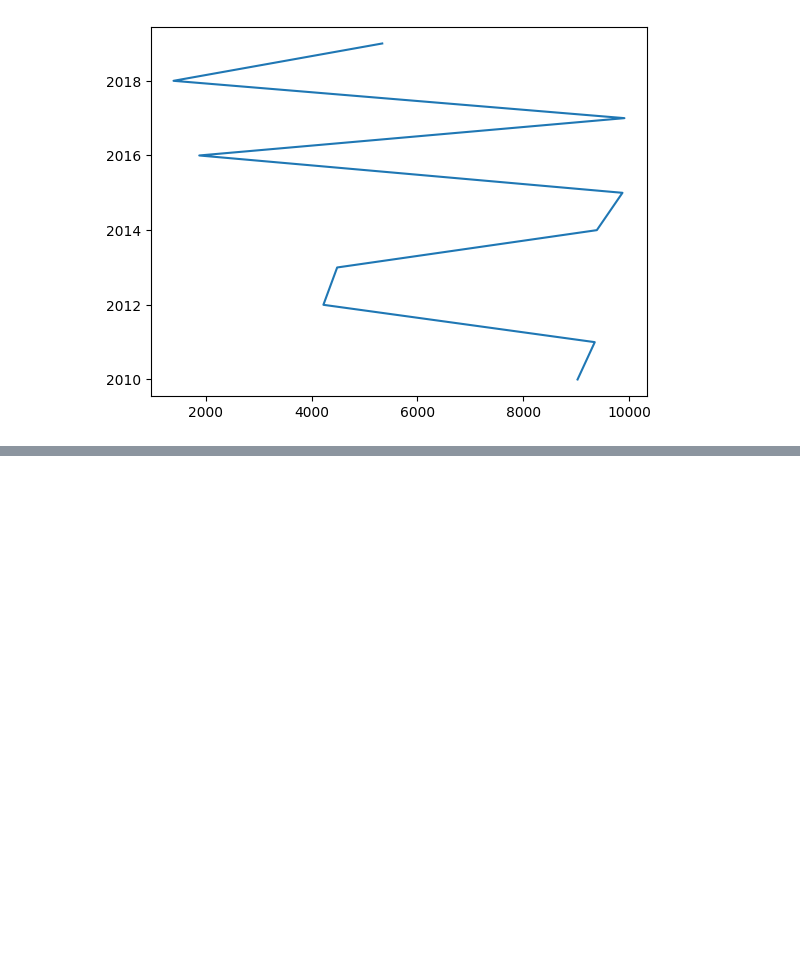
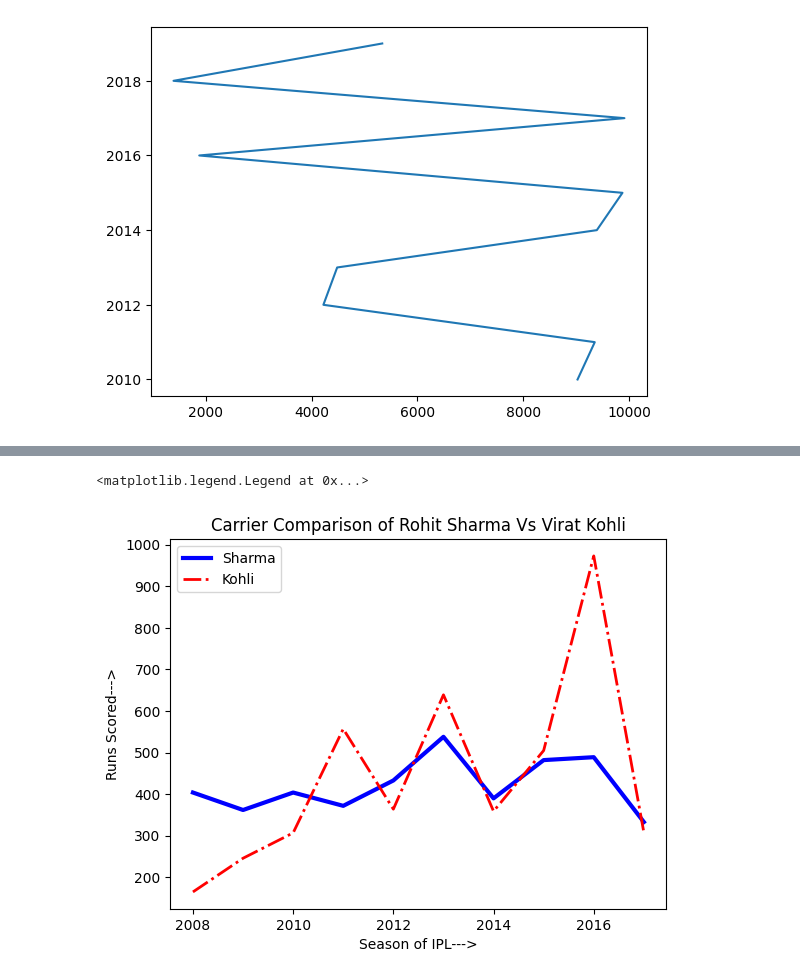
Before and after one commit to Aditya26Das/Machine-Learning, a Jupyter notebook: matplotlib/prog1.ipynb, the cells around one changed output, grey strips where cells are left out. Saved outputs shown, nothing was run; the diff lists cells and outputs as text; code cells hidden in the pictures; blank space fills up the shorter version.

```diff
--- a/matplotlib/prog1.ipynb
+++ b/matplotlib/prog1.ipynb
@@ -23,0 +44,10 @@ plt.plot(price,year)
+# %%
+plt.plot(batsman['index'],batsman['RG Sharma'],c='b',linestyle='solid',linewidth=3)
+plt.plot(batsman['index'],batsman['V Kohli'],c='r',linestyle='dashdot',linewidth=2)
+plt.title('Carrier Comparison of Rohit Sharma Vs Virat Kohli')
+plt.xlabel('Season of IPL--->')
+plt.ylabel('Runs Scored--->')
+plt.legend(['Sharma','Kohli'])
+# %% [output]
+<matplotlib.legend.Legend at 0x...>
+[figure, added]
```
Also changed, not shown: parts of 2 cells of this notebook.
